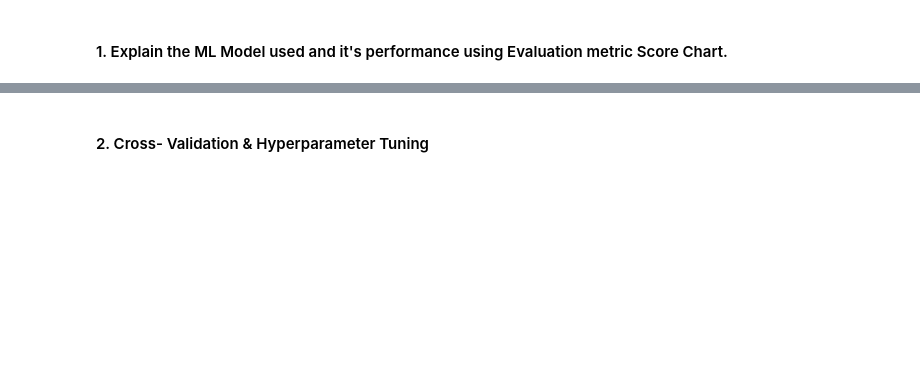
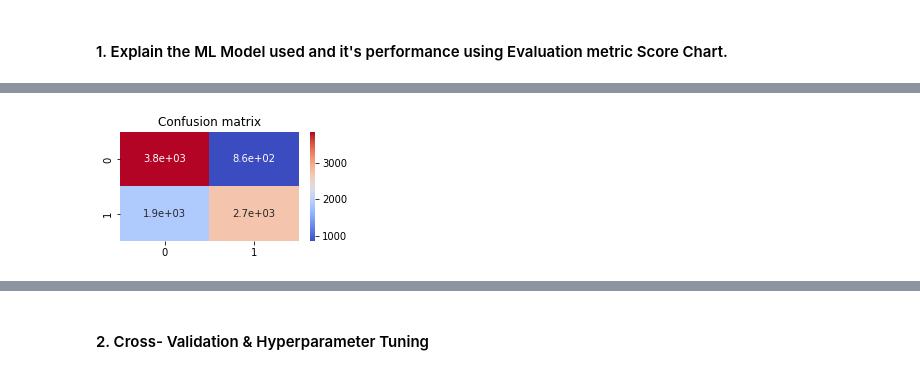
Before and after one commit to mdismailquraishicse/capstone_project_3_classification_creditcard_default, a Jupyter notebook: CreditCardDefaultPrediction.ipynb, the cells around one changed output, grey strips where cells are left out. Drawn from its saved outputs; the diff is of its cells as text; code cells hidden in the pictures; blank space fills up the shorter version.

```diff
--- a/CreditCardDefaultPrediction.ipynb
+++ b/CreditCardDefaultPrediction.ipynb
@@ -1008,0 +1105,10 @@ Answer Here.
+# %%
+# Confusion matrix for test
+cm = confusion_matrix(ytest,pred_test)
+labels = ['Normal','Default']
+plt.rcParams['figure.figsize'] = (4,2)
+sns.heatmap(cm,annot=True,cmap='coolwarm')
+plt.title('Confusion matrix')
+plt.show()
+# %% [output]
+[figure, added]
```
Also changed, not shown: parts of 137 cells of this notebook.
